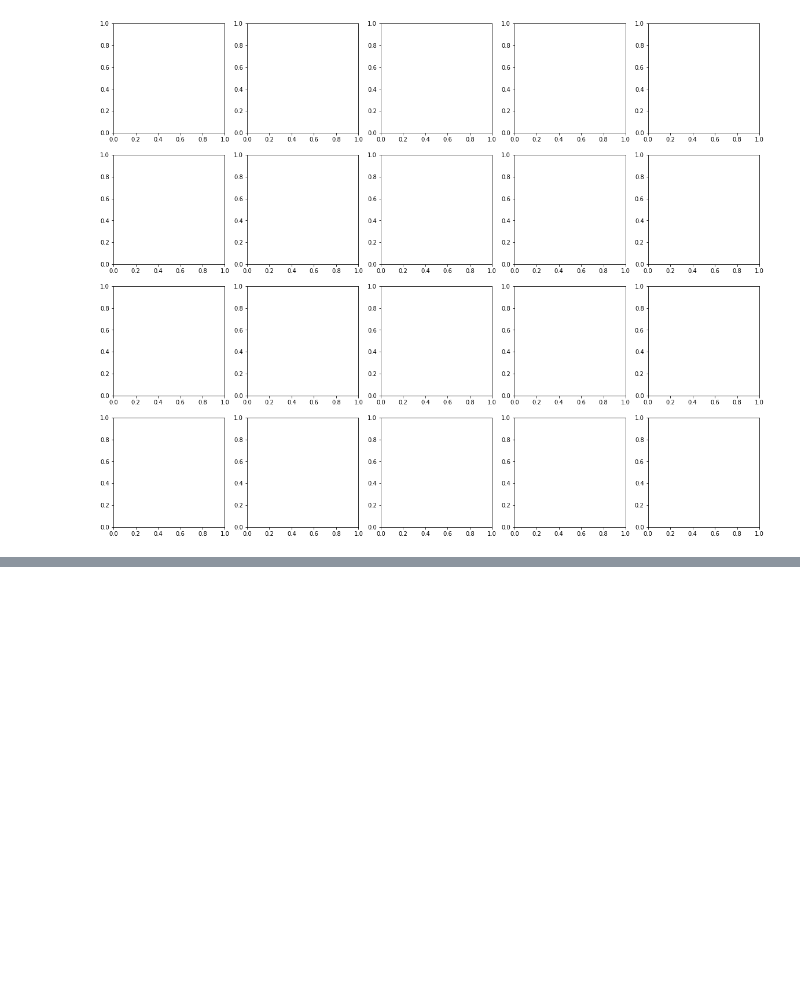
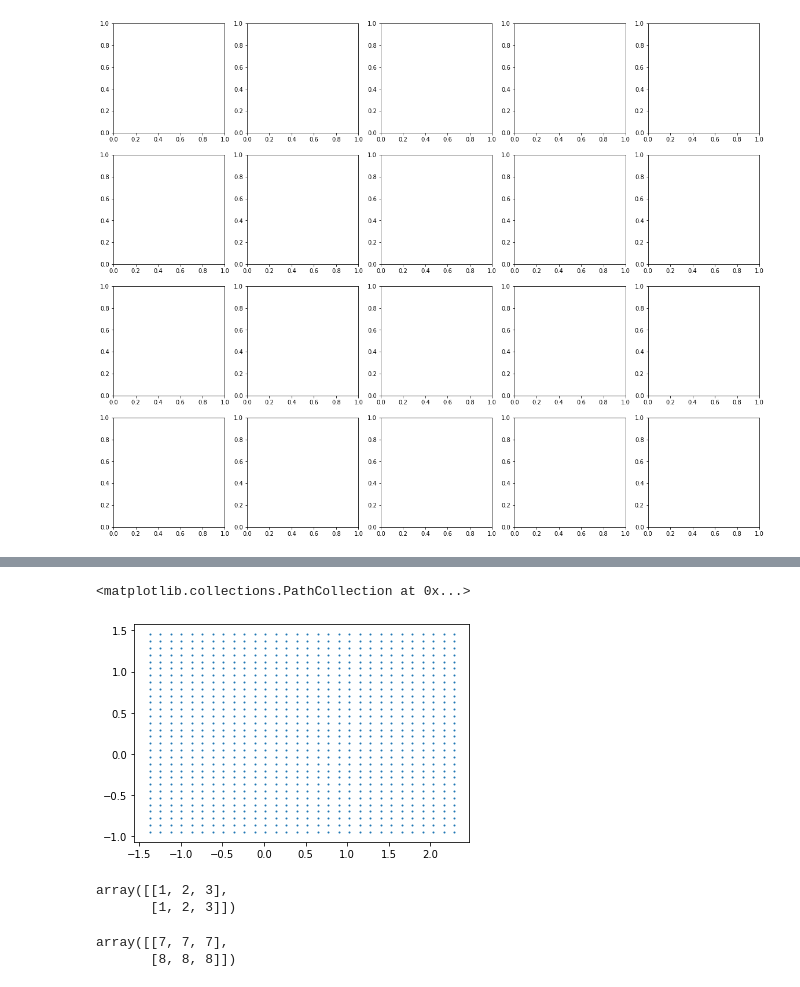
Before and after one commit to gott51010/zhenXiang, a Jupyter notebook: svm.ipynb, the cells around one changed output, grey strips where cells are left out. Saved outputs shown, nothing was run; the diff lists cells and outputs as text; code cells hidden in the pictures; blank space fills up the shorter version.

```diff
--- a/svm.ipynb
+++ b/svm.ipynb
@@ -60,0 +133,6 @@ plt.scatter(x[:,0],x[:1],c=y,s=50,cmap="")
+# %%
+xlim = ax.get_xlim()
+ylim = ax.get_ylim()
+
+axisx = np.linspace(xlim[0],xlim[1],30)
+axisy = np.linspace(ylim[0],ylim[1],30)
@@ -60,0 +148,2 @@ plt.scatter(x[:,0],x[:1],c=y,s=50,cmap="")
+# %%
+axisy,axisx = np.meshgrid(axisy,axisx)
@@ -60,0 +154,2 @@ plt.scatter(x[:,0],x[:1],c=y,s=50,cmap="")
+# %%
+xy = np.vstack([axisx.ravel(),axisy.ravel()]).T
@@ -60,0 +166,5 @@ plt.scatter(x[:,0],x[:1],c=y,s=50,cmap="")
+# %%
+plt.scatter(xy[:,0],xy[:,1],s=1,cmap="rainbow")
+# %% [output]
+<matplotlib.collections.PathCollection at 0x...>
+[figure, added]
@@ -60,0 +177,10 @@ plt.scatter(x[:,0],x[:1],c=y,s=50,cmap="")
+# %%
+v1
+# %% [output]
+array([[1, 2, 3],
+       [1, 2, 3]])
+# %%
+v2
+# %% [output]
+array([[7, 7, 7],
+       [8, 8, 8]])
```
Also changed, not shown: parts of 12 cells of this notebook.
